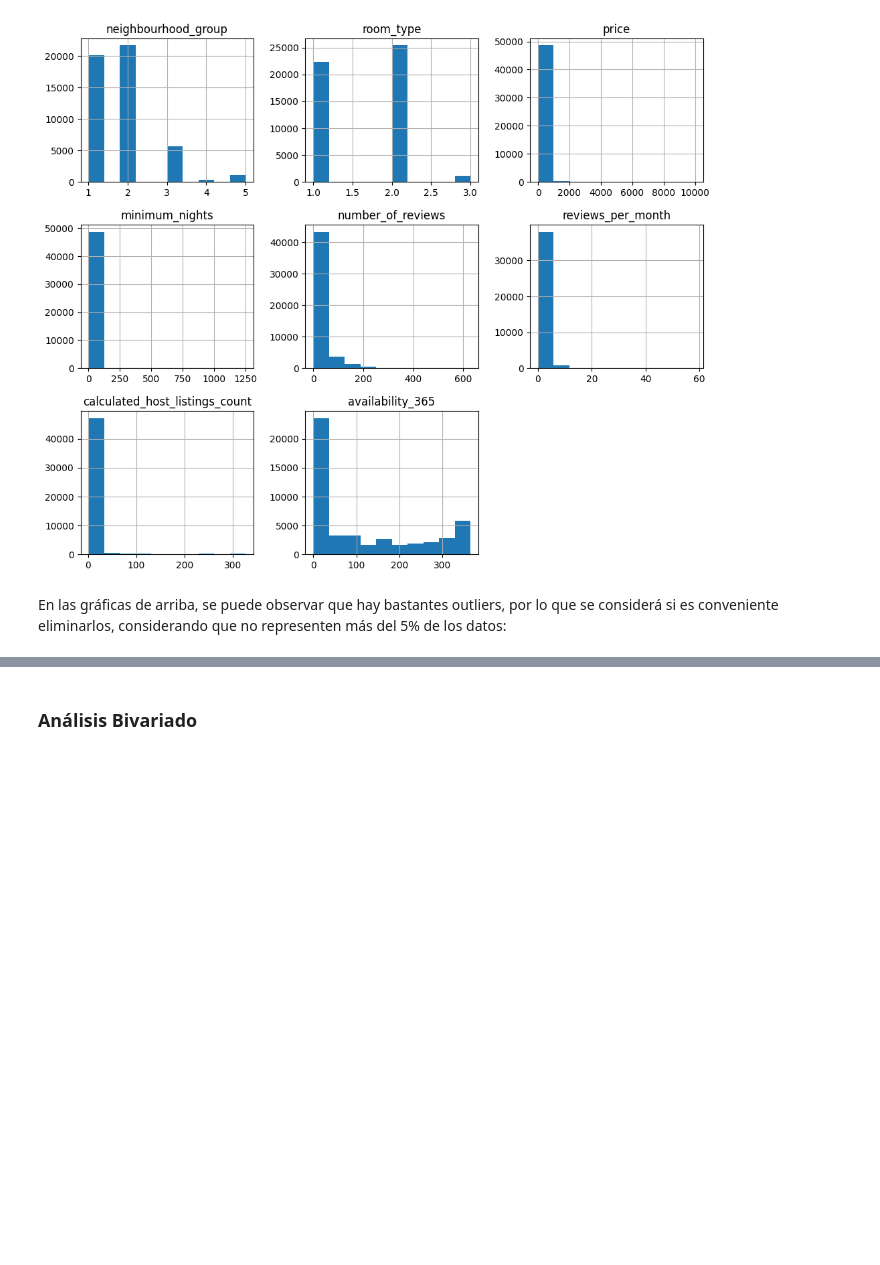
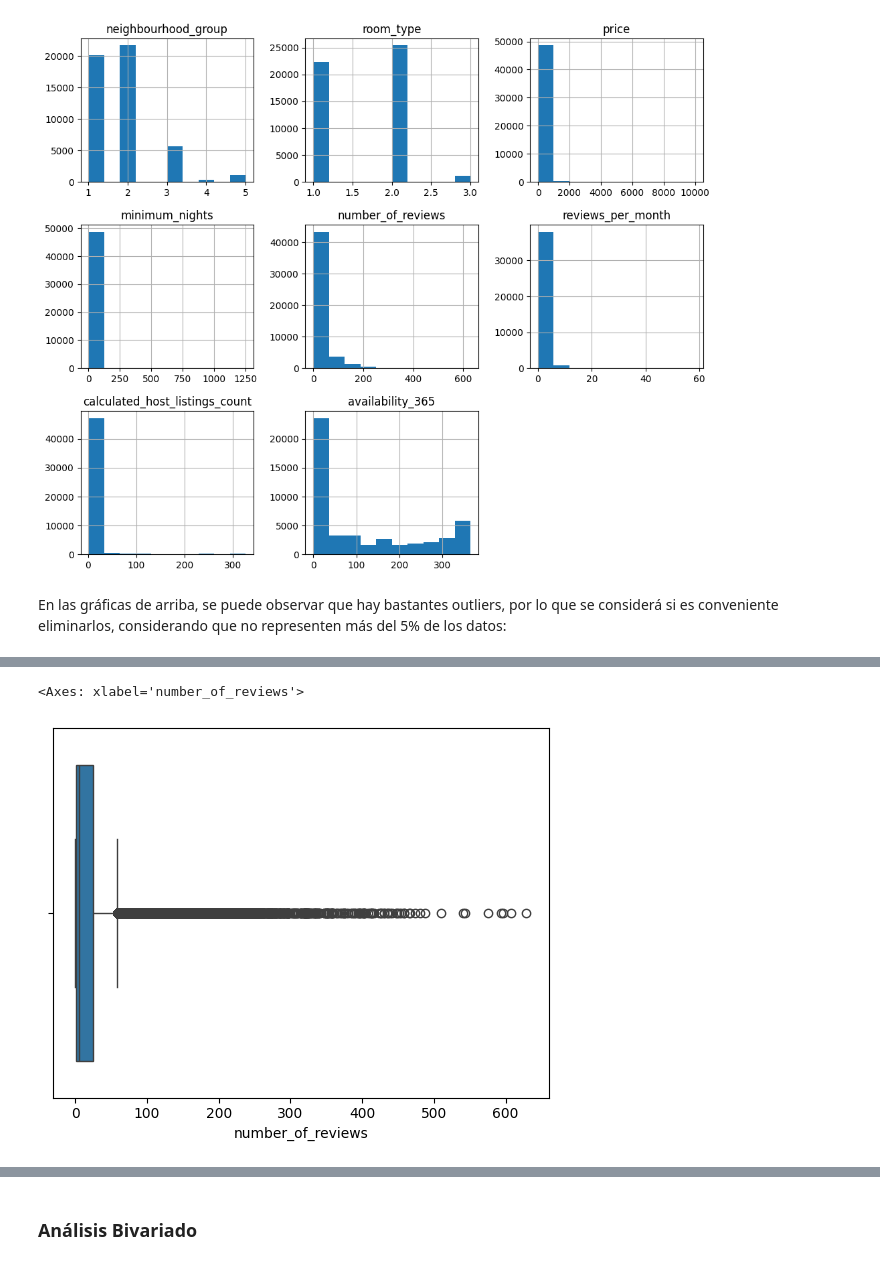
Before and after one commit to Bere333/first_EDA, a Jupyter notebook: src/exploratory_data_analysis.ipynb, the cells around one changed output, grey strips where cells are left out. Saved outputs shown, nothing was run; the diff lists cells and outputs as text; code cells hidden in the pictures; blank space fills up the shorter version.

```diff
--- a/src/exploratory_data_analysis.ipynb
+++ b/src/exploratory_data_analysis.ipynb
@@ -130,0 +164,5 @@ En las gráficas de arriba, se puede observar que hay bastantes outliers, por lo
+# %%
+sns.boxplot(x=df["number_of_reviews"])
+# %% [output]
+<Axes: xlabel='number_of_reviews'>
+[figure, added]
```
Also changed, not shown: parts of 8 cells of this notebook.
